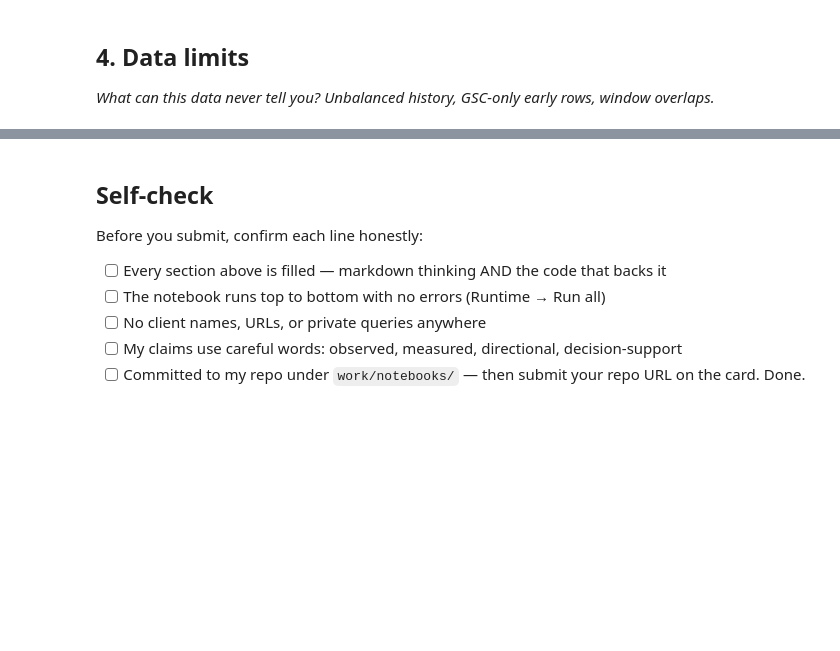
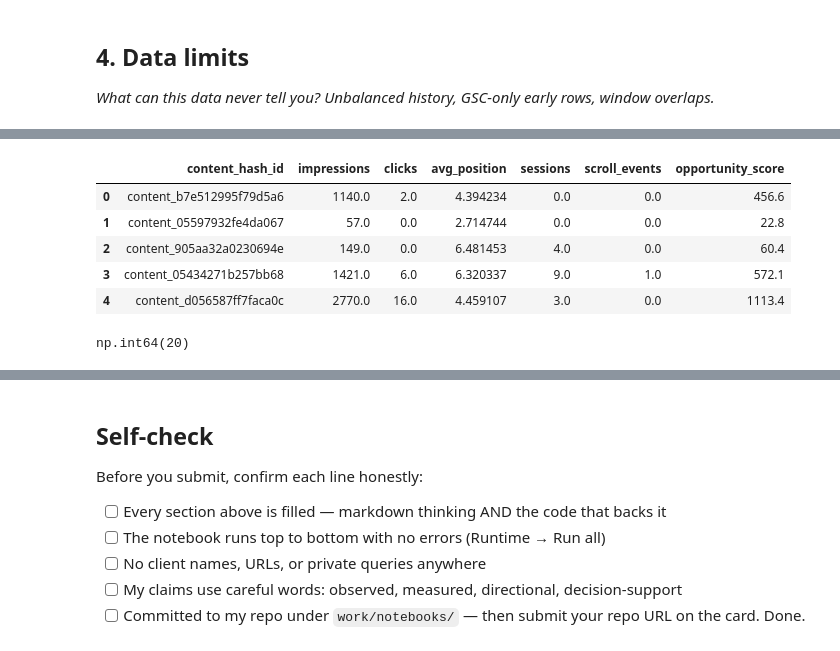
Before and after one commit to QasimNaveed-stack/flyrank-ml-internship, a Jupyter notebook: work/notebooks/w03_data_contract.ipynb, the cells around one changed output, grey strips where cells are left out. Drawn from its saved outputs; the diff is of its cells as text; code cells hidden in the pictures; blank space fills up the shorter version.

```diff
--- a/work/notebooks/w03_data_contract.ipynb
+++ b/work/notebooks/w03_data_contract.ipynb
@@ -6,0 +26,18 @@ This skeleton is yours to fill. Work the sections **in order** — each one has
+# %%
+import duckdb
+
+con = duckdb.connect()
+con.execute(f"CREATE OR REPLACE SECRET hf (TYPE huggingface, TOKEN '{HF_TOKEN}')")
+
+REL = 'hf://datasets/FlyRank/internship-warehouse'
+TABLES = {
+    'dim_clients':                f"read_parquet('{REL}/dim_clients.parquet')",
+    'dim_content':                f"read_parquet('{REL}/dim_content.parquet')",
+    'fact_daily':                 f"read_parquet('{REL}/fact_content_daily_performance/**/*.parquet')",
+    'fact_daily_sample':          f"read_parquet('{REL}/fact_content_daily_performance_sample.parquet')",
+    'fact_query_90d':             f"read_parquet('{REL}/fact_content_query_90d.parquet')",
+}
+
+for name, src in TABLES.items():
+    n = con.sql(f'SELECT COUNT(*) FROM {src}').fetchone()[0]
+    print(f'{name:22} {n:>12,} rows')
@@ -56,0 +210,17 @@ These are excluded to prevent data leakage and ensure the model only uses inform
+# %%
+features = con.sql(f"""
+SELECT
+    content_hash_id,
+    SUM(gsc_impressions) AS impressions,
+    SUM(gsc_clicks) AS clicks,
+    AVG(gsc_avg_position) AS avg_position,
+    SUM(ga4_sessions) AS sessions,
+    SUM(scroll_events) AS scroll_events
+FROM {TABLES['fact_daily']}
+WHERE month = '2026-03'
+  AND gsc_data_available IS TRUE
+GROUP BY content_hash_id
+LIMIT 5000
+""").df()
+
+features.head()
@@ -56,0 +234,37 @@ These are excluded to prevent data leakage and ensure the model only uses inform
+# %%
+features["opportunity_score"] = (
+    features["impressions"] * 0.4 +
+    features["clicks"] * 0.3 +
+    features["sessions"] * 0.2 +
+    features["scroll_events"] * 0.1
+)
+
+features.head()
+# %% [output]
+|  | content_hash_id | impressions | clicks | avg_position | sessions | scroll_events | opportunity_score |
+| 0 | content_b7e512995f79d5a6 | 1140.0 | 2.0 | 4.394234 | 0.0 | 0.0 | 456.6 |
+| 1 | content_05597932fe4da067 | 57.0 | 0.0 | 2.714744 | 0.0 | 0.0 | 22.8 |
+| 2 | content_905aa32a0230694e | 149.0 | 0.0 | 6.481453 | 4.0 | 0.0 | 60.4 |
+| 3 | content_05434271b257bb68 | 1421.0 | 6.0 | 6.320337 | 9.0 | 1.0 | 572.1 |
+| 4 | content_d056587ff7faca0c | 2770.0 | 16.0 | 4.459107 | 3.0 | 0.0 | 1113.4 |
+# %%
+from sklearn.model_selection import train_test_split
+from sklearn.ensemble import RandomForestRegressor
+from sklearn.metrics import r2_score
+
+X = features[
+    [
+        "impressions",
+        "clicks",
+        "avg_position",
+        "sessions",
+        "scroll_events"
+    ]
+]
+
+y = features["opportunity_score"]
+
+
+features["opportunity_score"].isna().sum()
+# %% [output]
+np.int64(20)
```
Also changed, not shown: parts of 23 cells of this notebook.
